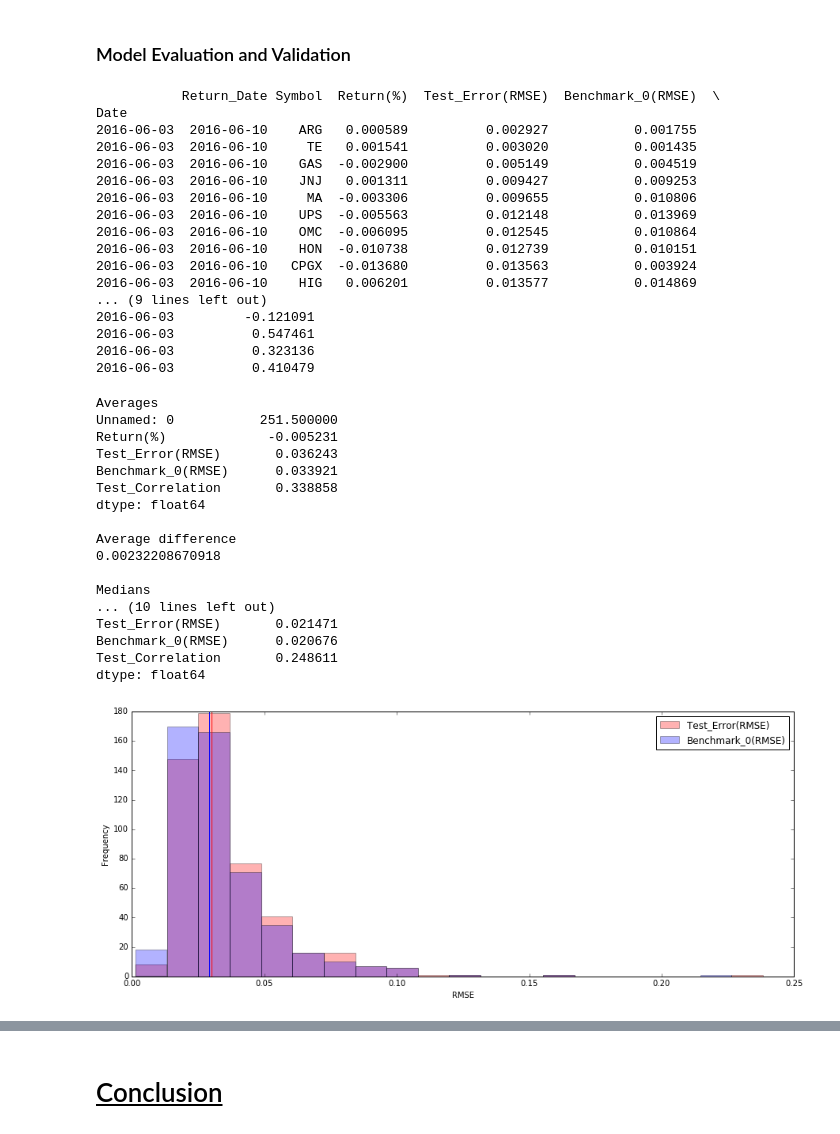
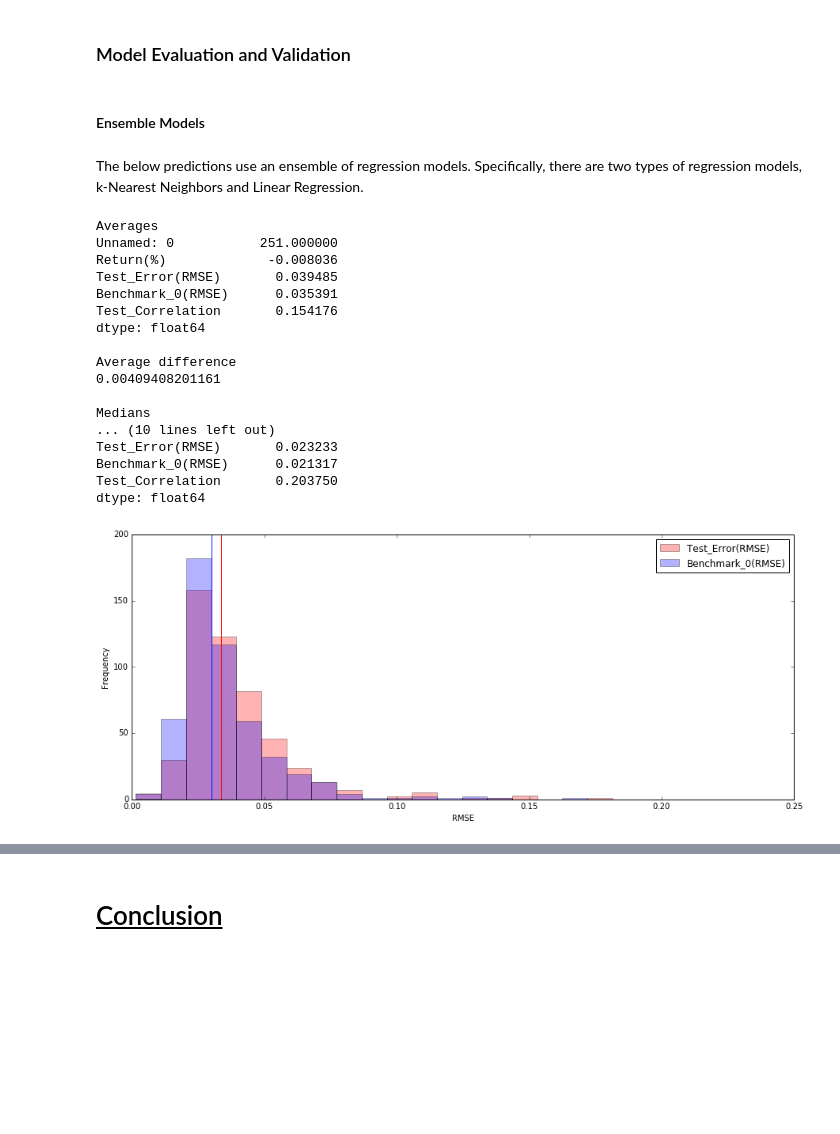
Before and after one commit to Seananigans/Finance, a Jupyter notebook: StockPredictor/FinalReport.ipynb, the cells around one changed output, grey strips where cells are left out. Saved outputs shown, nothing was run; the diff lists cells and outputs as text; code cells hidden in the pictures; blank space fills up the shorter version.

```diff
--- a/StockPredictor/FinalReport.ipynb
+++ b/StockPredictor/FinalReport.ipynb
@@ -220,58 +518,43 @@ from predict_future import predict_spy_future
-# %%
-# Display results ordered by test error (RMSE)
-print predict_spy_future(horizon=5)
-# %% [output]
-           Return_Date Symbol  Return(%)  Test_Error(RMSE)  Benchmark_0(RMSE)  \
-Date
-2016-06-03  2016-06-10    ARG   0.000589          0.002927           0.001755
-2016-06-03  2016-06-10     TE   0.001541          0.003020           0.001435
-2016-06-03  2016-06-10    GAS  -0.002900          0.005149           0.004519
-2016-06-03  2016-06-10    JNJ   0.001311          0.009427           0.009253
-2016-06-03  2016-06-10     MA  -0.003306          0.009655           0.010806
-2016-06-03  2016-06-10    UPS  -0.005563          0.012148           0.013969
-2016-06-03  2016-06-10    OMC  -0.006095          0.012545           0.010864
-2016-06-03  2016-06-10    HON  -0.010738          0.012739           0.010151
-2016-06-03  2016-06-10   CPGX  -0.013680          0.013563           0.003924
-2016-06-03  2016-06-10    HIG   0.006201          0.013577           0.014869
-... (9 lines left out)
-2016-06-03         -0.121091
-2016-06-03          0.547461
-2016-06-03          0.323136
-2016-06-03          0.410479
+# %% [markdown]
+#### Ensemble Models
+# %% [markdown]
+The below predictions use an ensemble of regression models. Specifically, there are two types of regression models, k-Nearest Neighbors and Linear Regression.
 # %%
+predict_spy_future(horizon=5, use_prices=False)
 predicted_returns_results = pd.read_csv("return_results.csv", index_col="Date")
 print "Averages"
 print predicted_returns_results.mean(axis=0)
 print
 print "Average difference"
 print np.mean(predicted_returns_results[["Test_Error(RMSE)"]].values - predicted_returns_results[["Benchmark_0(RMSE)"]].values)
 print
 print "Medians"
 print predicted_returns_results.median(axis=0)
 print
 print "Standard Deviations"
 print predicted_returns_results.std(axis=0)
-predicted_returns_results[["Test_Error(RMSE)","Benchmark_0(RMSE)"]].plot.hist(color=["r","b"],bins=20,alpha=0.3,figsize=(15,6))
+predicted_returns_results[["Test_Error(RMSE)","Benchmark_0(RMSE)"]].plot.hist(color=["r","b"],bins=30,alpha=0.3,figsize=(15,6))
 plt.axvline(predicted_returns_results.median(axis=0)[["Test_Error(RMSE)"]].values, color="r")
 plt.axvline(predicted_returns_results.median(axis=0)[["Benchmark_0(RMSE)"]].values, color="b")
 plt.xlabel("RMSE")
+plt.xlim((0,.25))
 plt.show()
 # %% [output]
 Averages
-Unnamed: 0           251.500000
-Return(%)             -0.005231
-Test_Error(RMSE)       0.036243
-Benchmark_0(RMSE)      0.033921
-Test_Correlation       0.338858
+Unnamed: 0           251.000000
+Return(%)             -0.008036
+Test_Error(RMSE)       0.039485
+Benchmark_0(RMSE)      0.035391
+Test_Correlation       0.154176
 dtype: float64
 
 Average difference
-0.00232208670918
+0.00409408201161
 
 Medians
 ... (10 lines left out)
-Test_Error(RMSE)       0.021471
-Benchmark_0(RMSE)      0.020676
-Test_Correlation       0.248611
+Test_Error(RMSE)       0.023233
+Benchmark_0(RMSE)      0.021317
+Test_Correlation       0.203750
 dtype: float64
-[figure, old version]
+[figure, new version]
```
Also changed, not shown: parts of 38 cells of this notebook.
